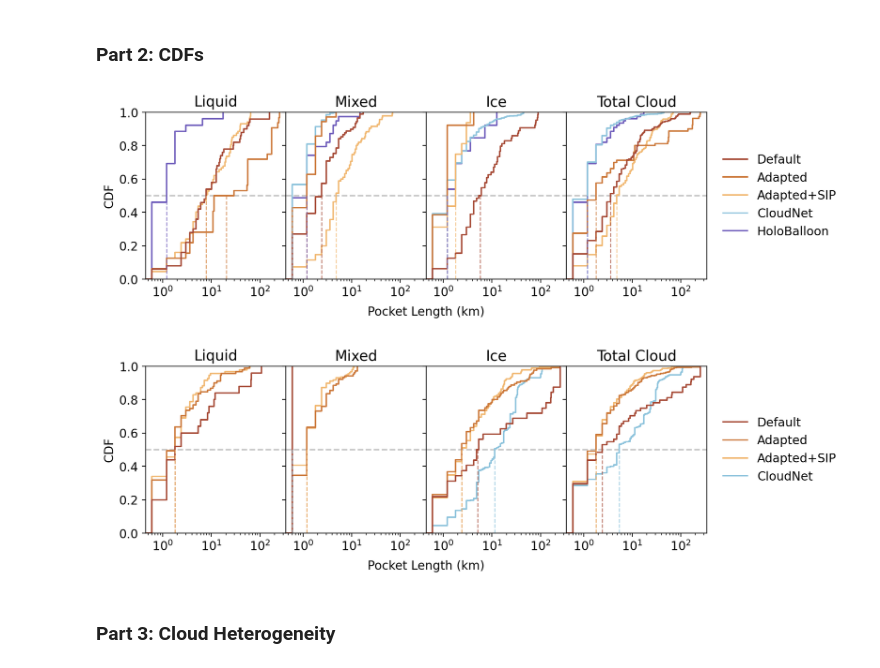
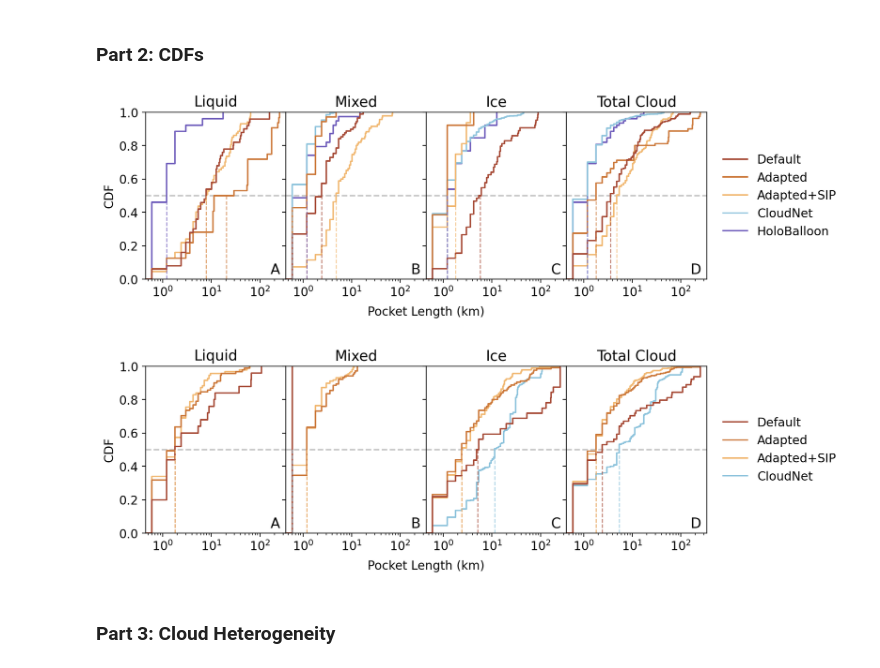
Before and after one commit to sldamman/JGR-Atmospheres-Paper-24, a Jupyter notebook: 240902_Heterogeneity.ipynb, the cells around one changed output. Cells and saved outputs as stored; diff of their text form; code cells hidden in the pictures.

Commit message:
Fixed issue with figure labels

```diff
--- a/240902_Heterogeneity.ipynb
+++ b/240902_Heterogeneity.ipynb
@@ -469,34 +469,47 @@ for key in colors.keys():
 
 sns.ecdfplot(mixed_df, ax=ax[1], palette=colors, legend=False, stat=stat)
 for key in colors.keys():
     ax[1].axvline(mixed_df[key].median(), ymax=0.5, color=colors[key], linestyle='dashed', linewidth=1, alpha=0.7)
 
 sns.ecdfplot(ice_df, ax=ax[2], palette=colors, legend=False, stat=stat)
 for key in colors.keys():
     ax[2].axvline(ice_df[key].median(), ymax=0.5, color=colors[key], linestyle='dashed', linewidth=1, alpha=0.7)
 
 sns.ecdfplot(total_df, ax=ax[3], palette=colors, stat=stat)
 for key in colors.keys():
     ax[3].axvline(total_df[key].median(), ymax=0.5, color=colors[key], linestyle='dashed', linewidth=1, alpha=0.7)
 
 sns.move_legend(ax[3], 'center right', bbox_to_anchor=(2, 0.5), frameon=False)
 plt.xscale('log')
 #plt.ylim(0, 1.03)
 ax[0].set_title('Liquid')
 ax[1].set_title('Mixed')
 ax[2].set_title('Ice')
 ax[3].set_title('Total Cloud')
 ax[0].set_ylabel('CDF')
 #[x.set_xlabel('pocket length (km)') for x in ax]
 ax[1].set_xlabel('Pocket Length (km)')
 ax[1].xaxis.set_label_coords(1, -0.16)
 plt.subplots_adjust(wspace=0)
 
 
+ax[0].text(0.96, 0.096, 'A', transform=ax[0].transAxes, fontsize=14,
+            va='top', ha='right')
+
+ax[1].text(0.96, 0.096, 'B', transform=ax[1].transAxes, fontsize=14,
+            va='top', ha='right')
+
+ax[2].text(0.96, 0.096, 'C', transform=ax[2].transAxes, fontsize=14,
+            va='top', ha='right')
+
+ax[3].text(0.96, 0.096, 'D', transform=ax[3].transAxes, fontsize=14,
+            va='top', ha='right')
+
+
 
 plt.show()
 # %% [output]
-[figure, old version]
+[figure, new version]
 # %%
 # Cloud top
 
@@ -553,11 +566,23 @@ ax[1].set_xlabel('Pocket Length (km)')
 ax[1].xaxis.set_label_coords(1, -0.16)
 
 
+ax[0].text(0.96, 0.096, 'A', transform=ax[0].transAxes, fontsize=14,
+            va='top', ha='right')
+
+ax[1].text(0.96, 0.096, 'B', transform=ax[1].transAxes, fontsize=14,
+            va='top', ha='right')
+
+ax[2].text(0.96, 0.096, 'C', transform=ax[2].transAxes, fontsize=14,
+            va='top', ha='right')
+
+ax[3].text(0.96, 0.096, 'D', transform=ax[3].transAxes, fontsize=14,
+            va='top', ha='right')
+
 
 plt.subplots_adjust(wspace=0)
 plt.show()
 # %% [output]
-[figure, old version]
+[figure, new version]
 # %% [markdown]
 ### Part 3: Cloud Heterogeneity
 # %%
```
Also changed, not shown: parts of 1 cell of this notebook, 3 other files.
